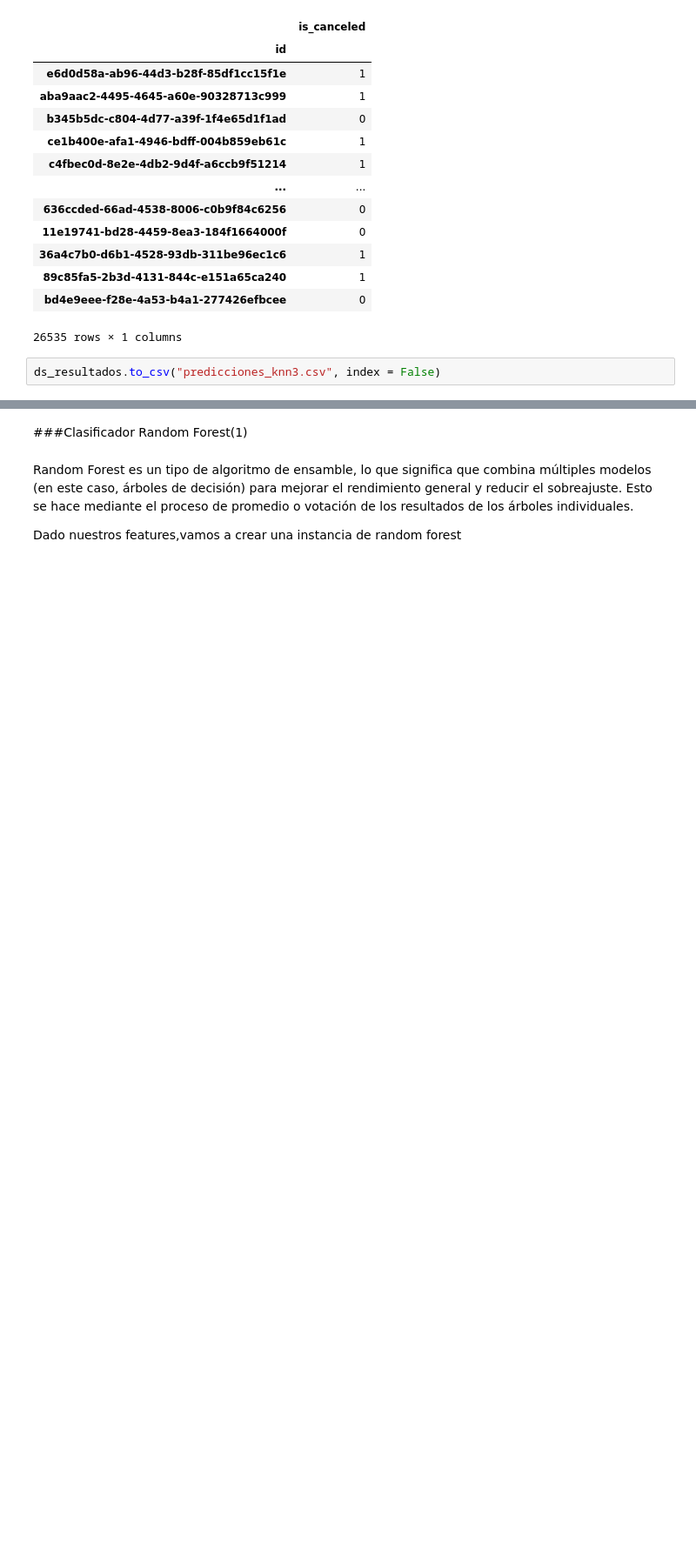
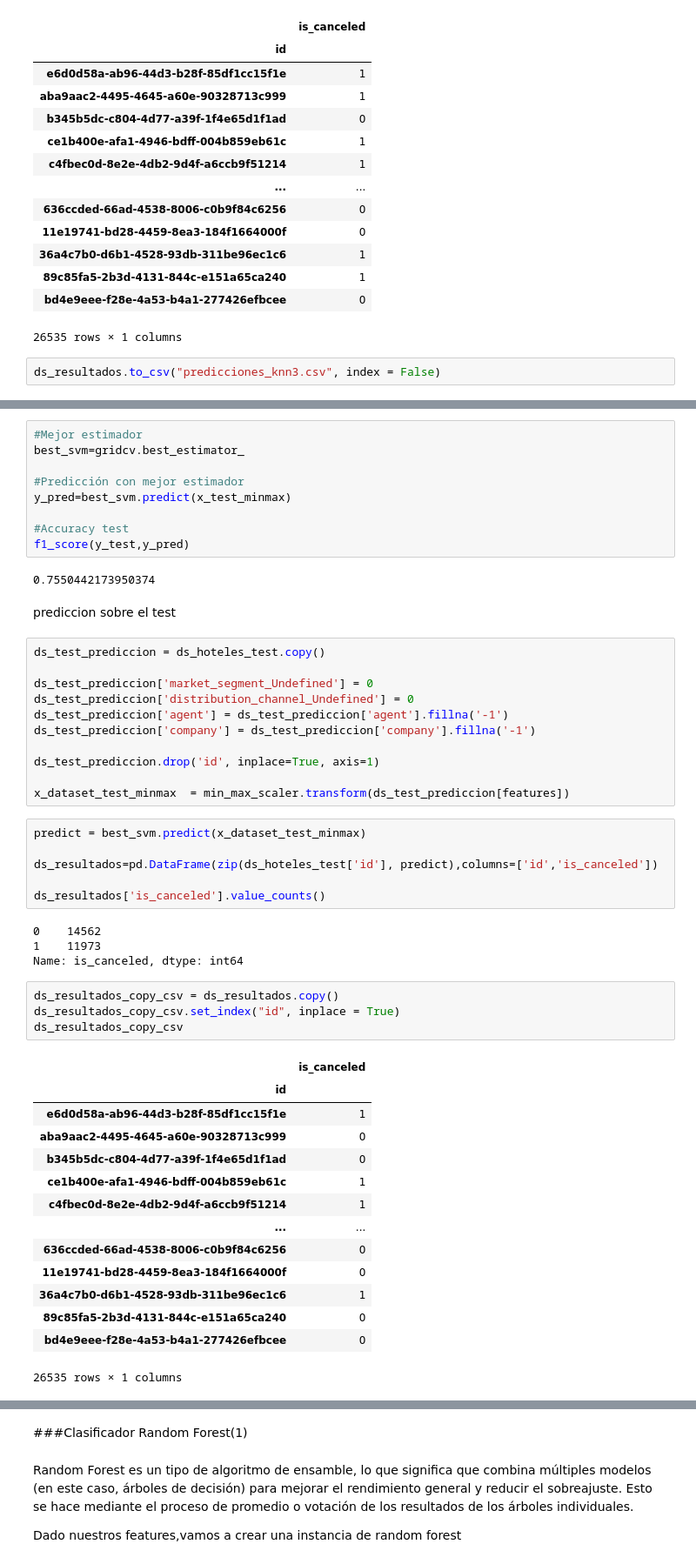
Before and after one commit to juanignaciogiacobbe/7506R-2C2023-GRUPO15, a Jupyter notebook: 7506R_TP1_GRUPO15_CHP3_ENTREGA.ipynb, the cells around one changed output, grey strips where cells are left out. Shown at 87% size. Saved outputs shown, nothing was run; the diff lists cells and outputs as text; blank space fills up the shorter version.

```diff
--- a/7506R_TP1_GRUPO15_CHP3_ENTREGA.ipynb
+++ b/7506R_TP1_GRUPO15_CHP3_ENTREGA.ipynb
@@ -467,0 +548,53 @@ ds_resultados.to_csv("predicciones_knn3.csv", index = False)
+# %%
+#Mejor estimador
+best_svm=gridcv.best_estimator_
+
+#Predicción con mejor estimador
+y_pred=best_svm.predict(x_test_minmax)
+
+#Accuracy test
+f1_score(y_test,y_pred)
+# %% [output]
+0.7550442173950374
+# %% [markdown]
+prediccion sobre el test
+# %%
+ds_test_prediccion = ds_hoteles_test.copy()
+
+ds_test_prediccion['market_segment_Undefined'] = 0
+ds_test_prediccion['distribution_channel_Undefined'] = 0
+ds_test_prediccion['agent'] = ds_test_prediccion['agent'].fillna('-1')
+ds_test_prediccion['company'] = ds_test_prediccion['company'].fillna('-1')
+
+ds_test_prediccion.drop('id', inplace=True, axis=1)
+
+x_dataset_test_minmax  = min_max_scaler.transform(ds_test_prediccion[features])
+# %%
+predict = best_svm.predict(x_dataset_test_minmax)
+
+ds_resultados=pd.DataFrame(zip(ds_hoteles_test['id'], predict),columns=['id','is_canceled'])
+
+ds_resultados['is_canceled'].value_counts()
+# %% [output]
+0    14562
+1    11973
+Name: is_canceled, dtype: int64
+# %%
+ds_resultados_copy_csv = ds_resultados.copy()
+ds_resultados_copy_csv.set_index("id", inplace = True)
+ds_resultados_copy_csv
+# %% [output]
+|  | is_canceled |
+| id |  |
+| e6d0d58a-ab96-44d3-b28f-85df1cc15f1e | 1 |
+| aba9aac2-4495-4645-a60e-90328713c999 | 0 |
+| b345b5dc-c804-4d77-a39f-1f4e65d1f1ad | 0 |
+| ce1b400e-afa1-4946-bdff-004b859eb61c | 1 |
+| c4fbec0d-8e2e-4db2-9d4f-a6ccb9f51214 | 1 |
+| ... | ... |
+| 636ccded-66ad-4538-8006-c0b9f84c6256 | 0 |
+| 11e19741-bd28-4459-8ea3-184f1664000f | 0 |
+| 36a4c7b0-d6b1-4528-93db-311be96ec1c6 | 1 |
+| 89c85fa5-2b3d-4131-844c-e151a65ca240 | 0 |
+| bd4e9eee-f28e-4a53-b4a1-277426efbcee | 0 |
+26535 rows × 1 columns
```
Also changed, not shown: parts of 10 cells of this notebook.
